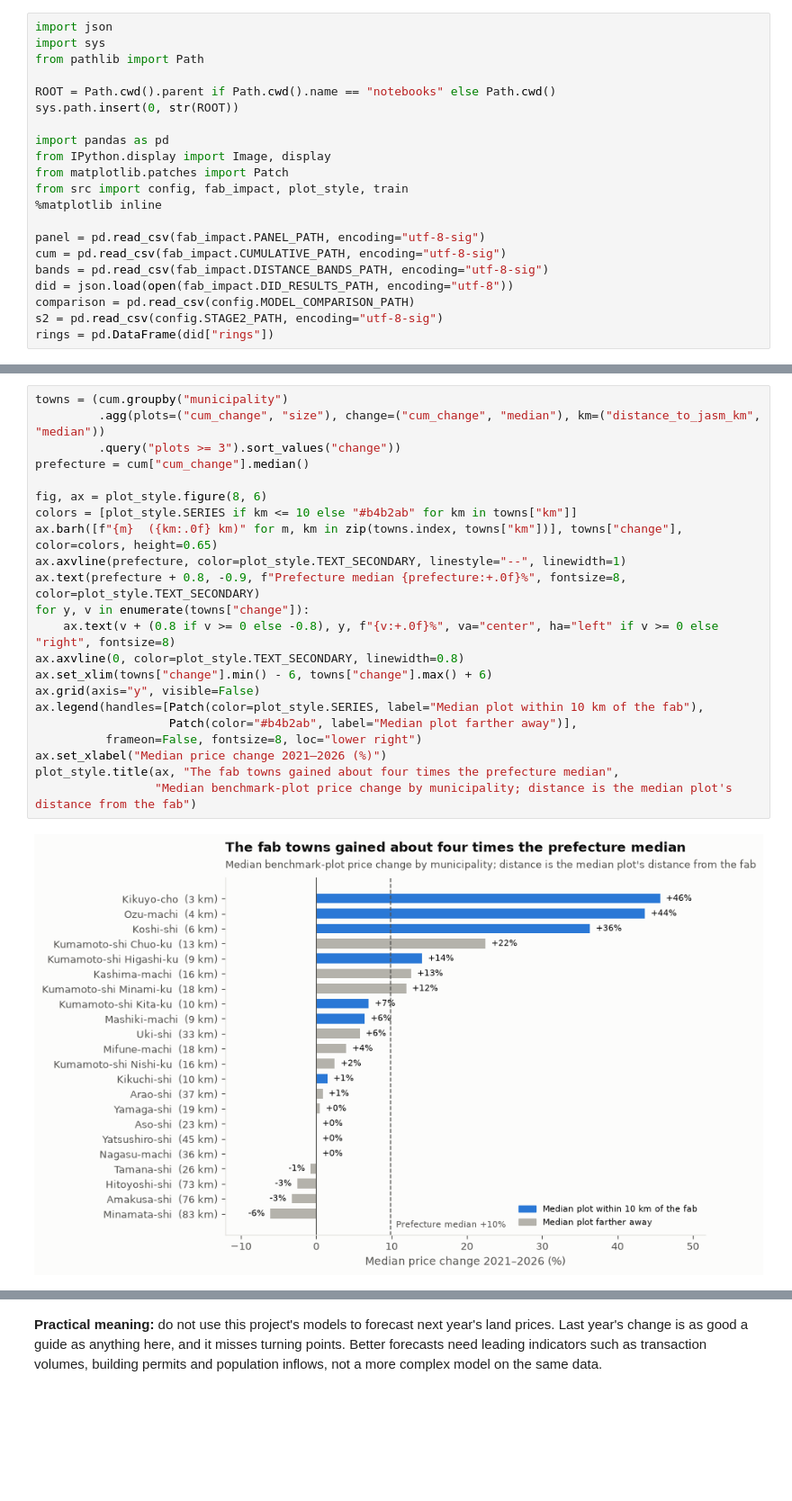
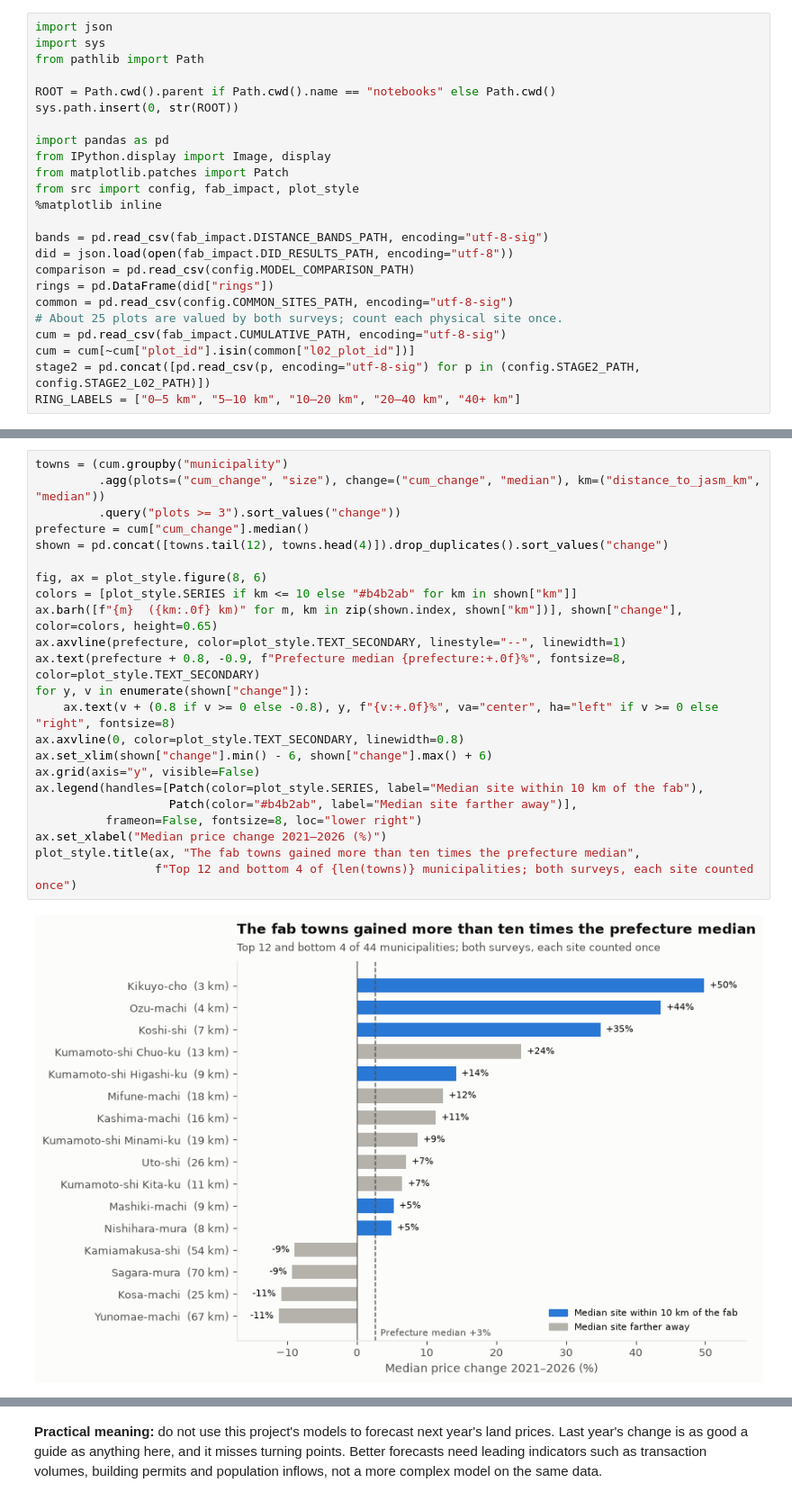
Before and after one commit to SarthakDT/jasm_real_estate_spatial_ML, a Jupyter notebook: notebooks/findings.ipynb, the cells around one changed output, grey strips where cells are left out. Shown at 90% size. Saved outputs shown, nothing was run; the diff lists cells and outputs as text; blank space fills up the shorter version.

```diff
--- a/notebooks/findings.ipynb
+++ b/notebooks/findings.ipynb
@@ -31,14 +32,17 @@ sys.path.insert(0, str(ROOT))
 import pandas as pd
 from IPython.display import Image, display
 from matplotlib.patches import Patch
-from src import config, fab_impact, plot_style, train
+from src import config, fab_impact, plot_style
 %matplotlib inline
 
-panel = pd.read_csv(fab_impact.PANEL_PATH, encoding="utf-8-sig")
-cum = pd.read_csv(fab_impact.CUMULATIVE_PATH, encoding="utf-8-sig")
 bands = pd.read_csv(fab_impact.DISTANCE_BANDS_PATH, encoding="utf-8-sig")
 did = json.load(open(fab_impact.DID_RESULTS_PATH, encoding="utf-8"))
 comparison = pd.read_csv(config.MODEL_COMPARISON_PATH)
-s2 = pd.read_csv(config.STAGE2_PATH, encoding="utf-8-sig")
 rings = pd.DataFrame(did["rings"])
+common = pd.read_csv(config.COMMON_SITES_PATH, encoding="utf-8-sig")
+# About 25 plots are valued by both surveys; count each physical site once.
+cum = pd.read_csv(fab_impact.CUMULATIVE_PATH, encoding="utf-8-sig")
+cum = cum[~cum["plot_id"].isin(common["l02_plot_id"])]
+stage2 = pd.concat([pd.read_csv(p, encoding="utf-8-sig") for p in (config.STAGE2_PATH, config.STAGE2_L02_PATH)])
+RING_LABELS = ["0–5 km", "5–10 km", "10–20 km", "20–40 km", "40+ km"]
 # %% [markdown]
@@ -94,25 +114,26 @@ Median price change from the 2021 valuation (the last before the announcement) t
 # %%
 towns = (cum.groupby("municipality")
          .agg(plots=("cum_change", "size"), change=("cum_change", "median"), km=("distance_to_jasm_km", "median"))
          .query("plots >= 3").sort_values("change"))
 prefecture = cum["cum_change"].median()
+shown = pd.concat([towns.tail(12), towns.head(4)]).drop_duplicates().sort_values("change")
 
 fig, ax = plot_style.figure(8, 6)
-colors = [plot_style.SERIES if km <= 10 else "#b4b2ab" for km in towns["km"]]
-ax.barh([f"{m}  ({km:.0f} km)" for m, km in zip(towns.index, towns["km"])], towns["change"], color=colors, height=0.65)
+colors = [plot_style.SERIES if km <= 10 else "#b4b2ab" for km in shown["km"]]
+ax.barh([f"{m}  ({km:.0f} km)" for m, km in zip(shown.index, shown["km"])], shown["change"], color=colors, height=0.65)
 ax.axvline(prefecture, color=plot_style.TEXT_SECONDARY, linestyle="--", linewidth=1)
 ax.text(prefecture + 0.8, -0.9, f"Prefecture median {prefecture:+.0f}%", fontsize=8, color=plot_style.TEXT_SECONDARY)
-for y, v in enumerate(towns["change"]):
+for y, v in enumerate(shown["change"]):
     ax.text(v + (0.8 if v >= 0 else -0.8), y, f"{v:+.0f}%", va="center", ha="left" if v >= 0 else "right", fontsize=8)
 ax.axvline(0, color=plot_style.TEXT_SECONDARY, linewidth=0.8)
-ax.set_xlim(towns["change"].min() - 6, towns["change"].max() + 6)
+ax.set_xlim(shown["change"].min() - 6, shown["change"].max() + 6)
 ax.grid(axis="y", visible=False)
-ax.legend(handles=[Patch(color=plot_style.SERIES, label="Median plot within 10 km of the fab"),
-                   Patch(color="#b4b2ab", label="Median plot farther away")],
+ax.legend(handles=[Patch(color=plot_style.SERIES, label="Median site within 10 km of the fab"),
+                   Patch(color="#b4b2ab", label="Median site farther away")],
           frameon=False, fontsize=8, loc="lower right")
 ax.set_xlabel("Median price change 2021–2026 (%)")
-plot_style.title(ax, "The fab towns gained about four times the prefecture median",
-                 "Median benchmark-plot price change by municipality; distance is the median plot's distance from the fab")
+plot_style.title(ax, "The fab towns gained more than ten times the prefecture median",
+                 f"Top 12 and bottom 4 of {len(towns)} municipalities; both surveys, each site counted once")
 # %% [output]
-[figure, old version]
+[figure, new version]
 # %% [markdown]
```
Also changed, not shown: parts of 28 cells of this notebook, 5 other files.
